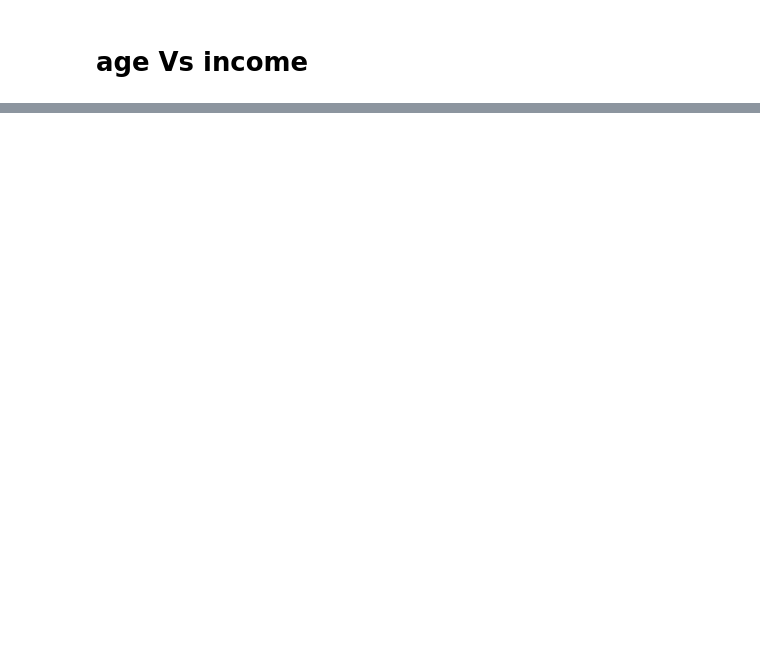
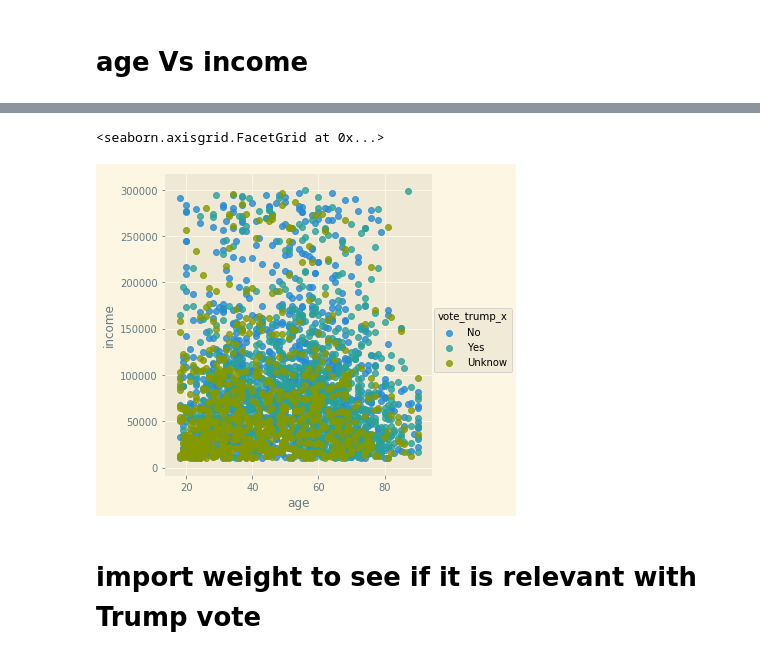
Before and after one commit to wangdianyh/trump-4703, a Jupyter notebook: Trump.ipynb, the cells around one changed output, grey strips where cells are left out. Saved outputs shown, nothing was run; the diff lists cells and outputs as text; code cells hidden in the pictures; blank space fills up the shorter version.

```diff
--- a/Trump.ipynb
+++ b/Trump.ipynb
@@ -95,0 +117,7 @@ df_income_age.groupby('age').mean().drop(columns=['id']).plot()
+# %%
+sns.lmplot(x='age', y='income', data=df_income_age, fit_reg=False, hue='vote_trump_x')
+# %% [output]
+<seaborn.axisgrid.FacetGrid at 0x...>
+[figure, added]
+# %% [markdown]
+# import weight to see if it is relevant with Trump vote
```
Also changed, not shown: parts of 13 cells of this notebook.
